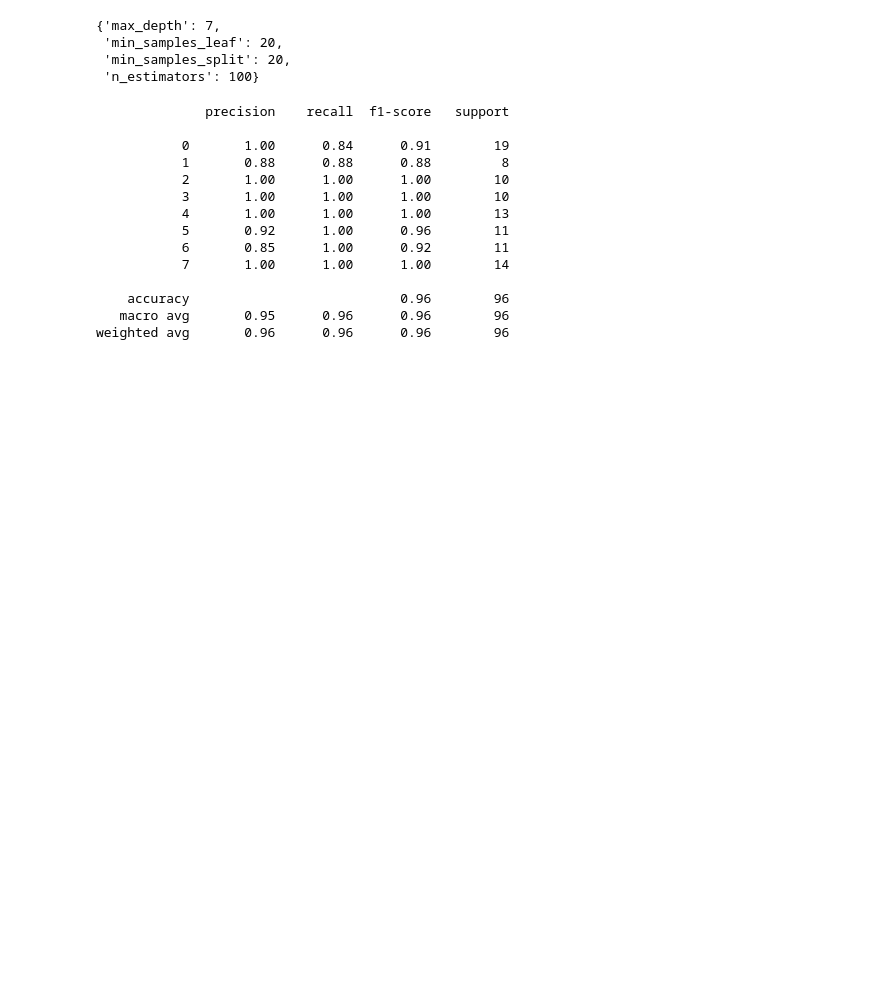
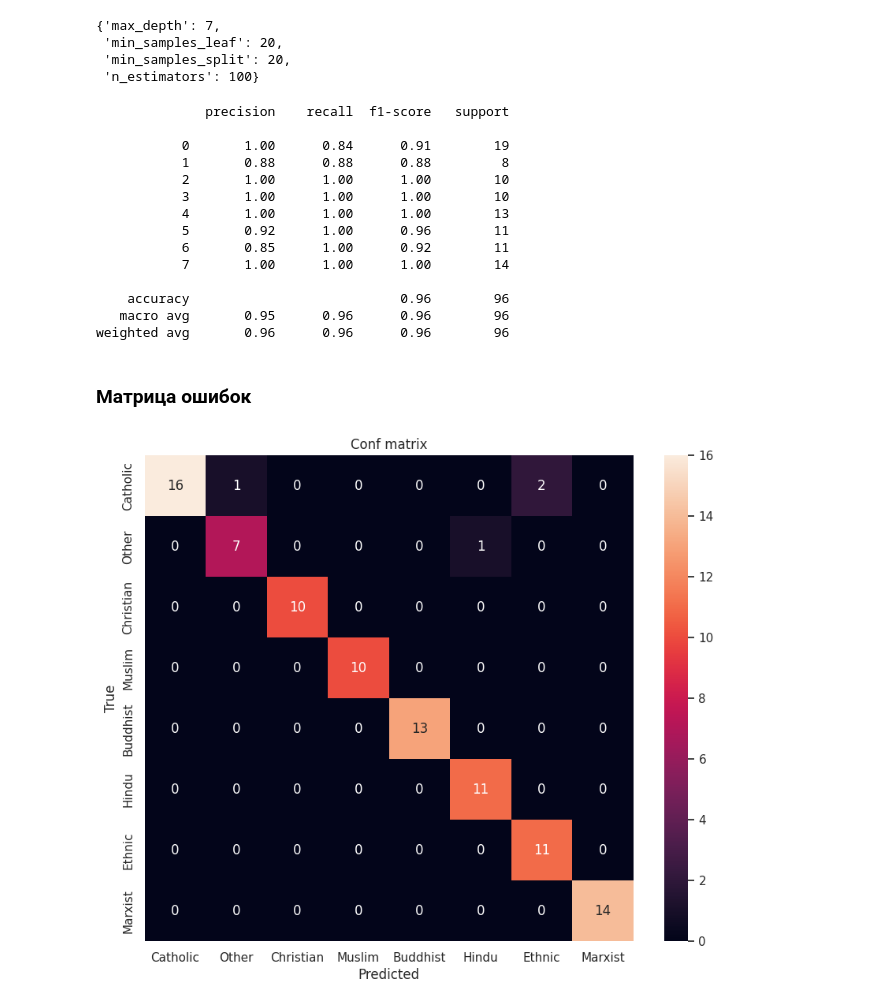
Before and after one commit to NeZorinEgor/FlagsUCI-MLR, a Jupyter notebook: flags.ipynb, the cells around one changed output. Saved outputs shown, nothing was run; the diff lists cells and outputs as text; code cells hidden in the pictures; blank space fills up the shorter version.

Commit message:
feat: add confusion matrix

```diff
--- a/flags.ipynb
+++ b/flags.ipynb
@@ -294,7 +294,7 @@ gs_cv.best_params_
  'min_samples_split': 20,
  'n_estimators': 100}
 # %%
-third_model = new_model = make_pipeline(
+third_model = make_pipeline(
     MinMaxScaler(),
     RandomForestClassifier()
 )
@@ -319,3 +319,23 @@ get_classifier_report(
     accuracy                           0.96        96
    macro avg       0.95      0.96      0.96        96
 weighted avg       0.96      0.96      0.96        96
+# %% [markdown]
+### Матрица ошибок
+# %%
+X_train, X_test, y_train, y_test = train_test_split(X_rox, y_ros, test_size=0.2, random_state=0)
+third_model.fit(X_train, y_train)
+y_pred = third_model.predict(X_test)
+# %%
+matrix = confusion_matrix(
+    y_true=y_test,
+    y_pred=y_pred,
+    labels=[0, 1, 2, 3, 4, 5, 6, 7]
+)
+religion=["Catholic", "Other", "Christian", "Muslim", "Buddhist", "Hindu", "Ethnic", "Marxist"]
+plt.figure(figsize=(10, 8))
+sns.heatmap(matrix, annot=True, xticklabels=religion, yticklabels=religion).set_title("Conf matrix")
+plt.xlabel("Predicted")
+plt.ylabel("True")
+plt.show()
+# %% [output]
+[figure, added]
```
Also changed, not shown: parts of 1 cell of this notebook.
